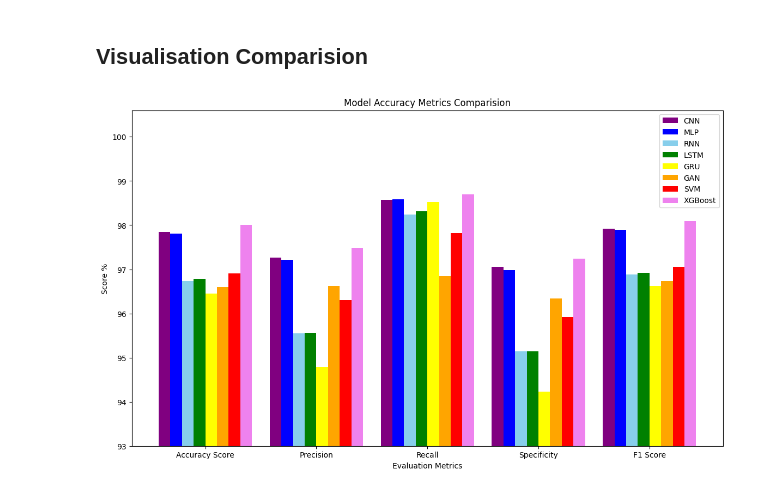
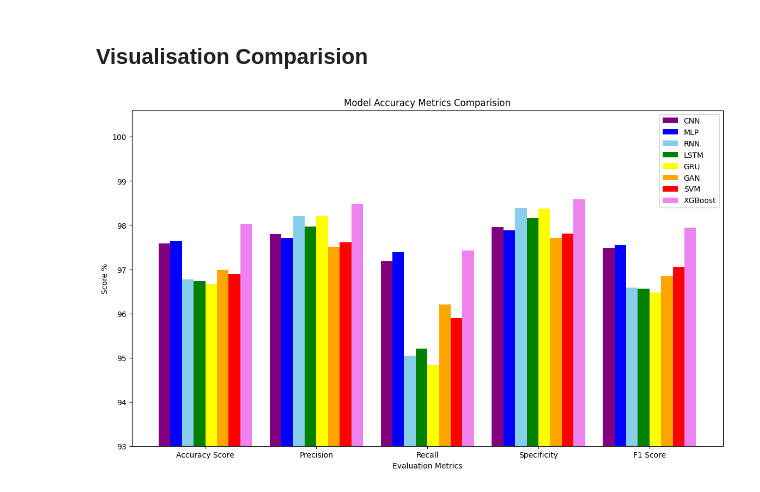
Before and after one commit to dharaneishvc/Intrusion-detection-DL-ML, a Jupyter notebook: NSLKDD_preprocess_8models.ipynb, the cells around one changed output. Cells and saved outputs as stored; diff of their text form; code cells hidden in the pictures.

Commit message:
added graph

```diff
--- a/NSLKDD_preprocess_8models.ipynb
+++ b/NSLKDD_preprocess_8models.ipynb
@@ -1311,39 +1311,39 @@ You must install pydot (`pip install pydot`) and install graphviz (see instructi
 # %%
 import numpy as np
 import matplotlib.pyplot as plt
 
 N = 5
 ind = np.arange(N)
 width = 0.105
 
-CNN  = [97.84,97.27,98.57,97.06,97.92]
-MLP  = [97.81,97.22,98.59,96.98,97.90]
-RNN  = [96.74,95.55,98.24,95.14,96.88]
-LSTM = [96.78,95.56,98.32,95.14,96.92]
-GRU  = [96.45,94.79,98.53,94.23,96.62]
-GAN  = [96.60,96.62,96.84,96.34,96.73]
-SVM  = [96.91,96.30,97.82,95.92,97.06]
-XGB  = [98.00,97.49,98.70,97.24,98.09]
+CNN  = [97.59,97.79,97.19,97.96,97.49]
+MLP  = [97.64,97.71,97.39,97.88,97.55]
+RNN  = [96.77,98.20,95.04,98.39,96.59]
+LSTM = [96.74,97.97,95.20,98.17,96.56]
+GRU  = [96.67,98.20,94.83,98.38,96.48]
+GAN  = [96.98,97.51,96.20,97.71,96.85]
+SVM  = [96.89,97.61,95.90,97.81,97.06]
+XGB  = [98.03,98.48,97.43,98.59,97.95]
 
 bar1 = plt.bar(ind, CNN, width, color = 'purple')
 bar2 = plt.bar(ind+width, MLP, width, color='blue')
 bar3 = plt.bar(ind+width*2, RNN, width, color = 'skyblue')
 bar4 = plt.bar(ind+width*3, LSTM, width, color = 'green')
 bar5 = plt.bar(ind+width*4, GRU, width, color = 'yellow')
 bar6 = plt.bar(ind+width*5, GAN, width, color = 'orange')
 bar7 = plt.bar(ind+width*6, SVM, width, color = 'red')
 bar8 = plt.bar(ind+width*7, XGB, width, color = 'violet')
 
 plt.xlabel("Evaluation Metrics")
 plt.ylabel('Score %')
 plt.title("Model Accuracy Metrics Comparision")
 
 plt.xticks(ind+width*3.5,['Accuracy Score', 'Precision', 'Recall', 'Specificity', 'F1 Score'])
 plt.legend((bar1, bar2, bar3, bar4, bar5, bar6, bar7, bar8), ('CNN', 'MLP', 'RNN', 'LSTM', 'GRU', 'GAN', 'SVM', 'XGBoost'), loc="upper right" )
 plt.ylim(93,100.6)
 plt.gcf().set_size_inches(14, 8)
 #plt.axhline(y = 100, color = 'grey', linestyle = '--')
 
 plt.show()
 # %% [output]
-[figure, old version]
+[figure, new version]
```
Also changed, not shown: parts of 2 cells of this notebook.
